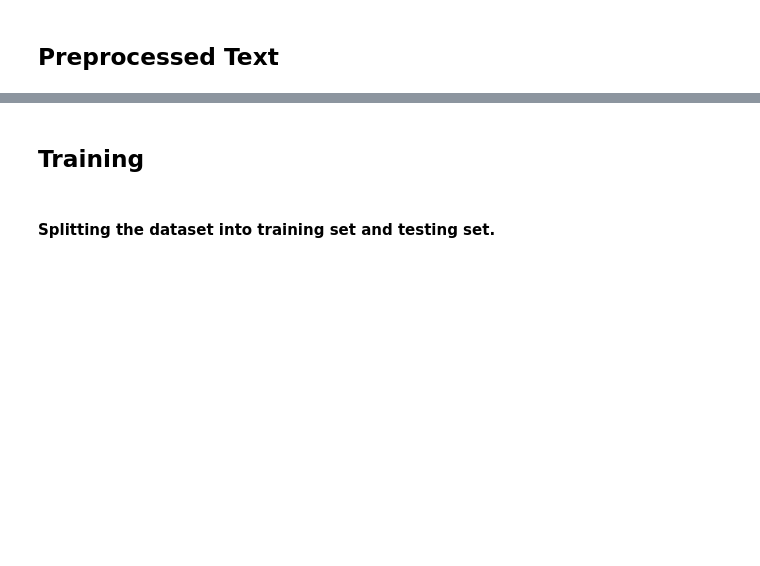
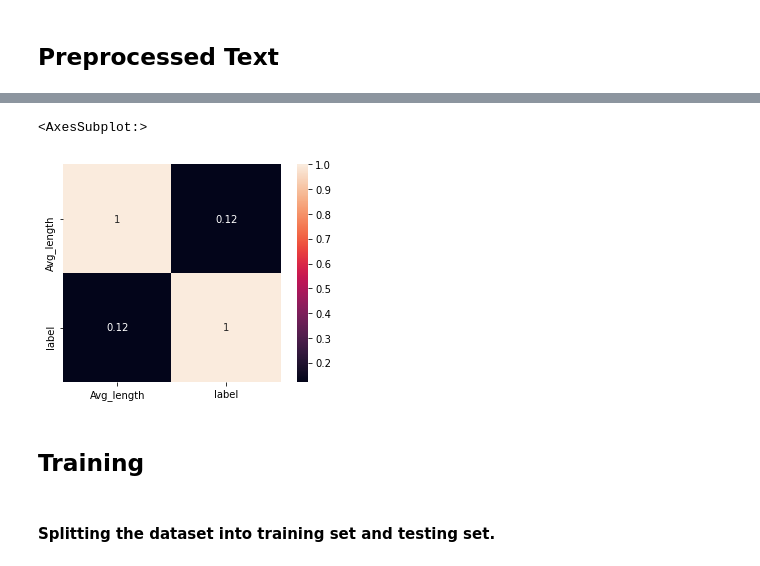
Before and after one commit to baranema/ML-Fake-News, a Jupyter notebook: MLProject-2.ipynb, the cells around one changed output, grey strips where cells are left out. Cells and saved outputs as stored; diff of their text form; code cells hidden in the pictures; blank space fills up the shorter version.

```diff
--- a/MLProject-2.ipynb
+++ b/MLProject-2.ipynb
@@ -77,3 +137,10 @@ print(df[df['label'] == 0]['Avg_length'].mean())
+# %%
+cols = ['Avg_length', 'label']
+corrmat = news_dataset[cols].corr()
+sns.heatmap(corrmat, square=True, annot=True)
+# %% [output]
+<AxesSubplot:>
+[figure, added]
 # %% [markdown]
 ## Training
 # %%
```
Also changed, not shown: parts of 24 cells of this notebook.
